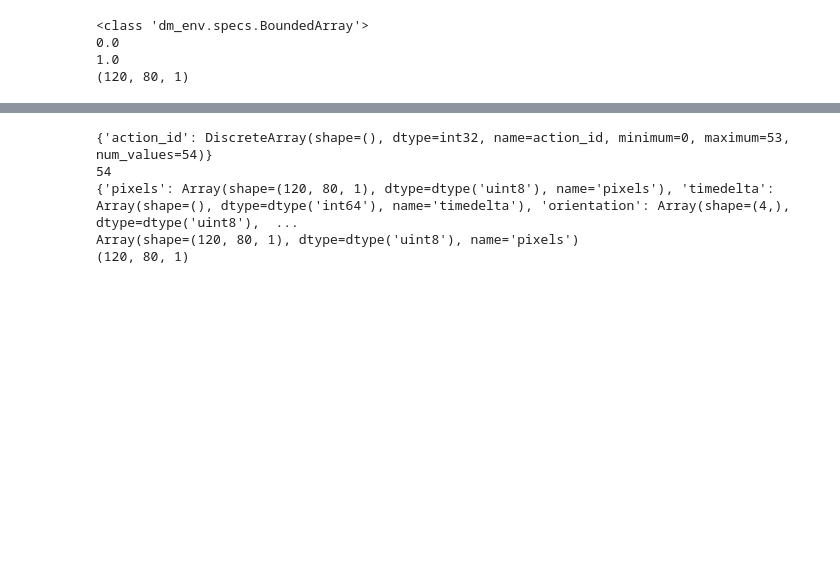
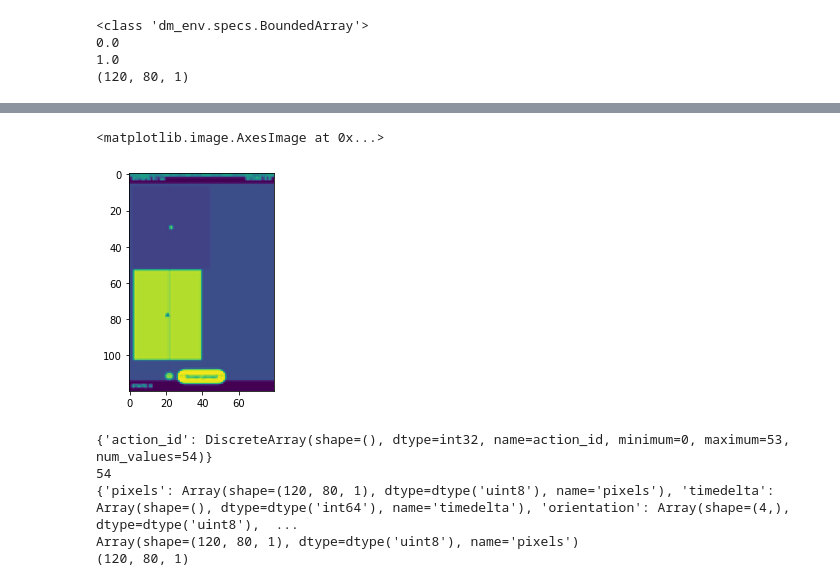
Before and after one commit to neverparadise/android_env_tutorial, a Jupyter notebook: run_enrionments.ipynb, the cells around one changed output, grey strips where cells are left out. Saved outputs shown, nothing was run; the diff lists cells and outputs as text; code cells hidden in the pictures; blank space fills up the shorter version.

```diff
--- a/run_enrionments.ipynb
+++ b/run_enrionments.ipynb
@@ -119,3 +148,8 @@ while time_step.step_type != DONE:
+# %%
+plt.imshow(image2)
+# %% [output]
+<matplotlib.image.AxesImage at 0x...>
+[figure, added]
 # %%
 step_type, reward, time_delta, obs = time_step
 # %%
```
Also changed, not shown: parts of 6 cells of this notebook, 13 other files.
